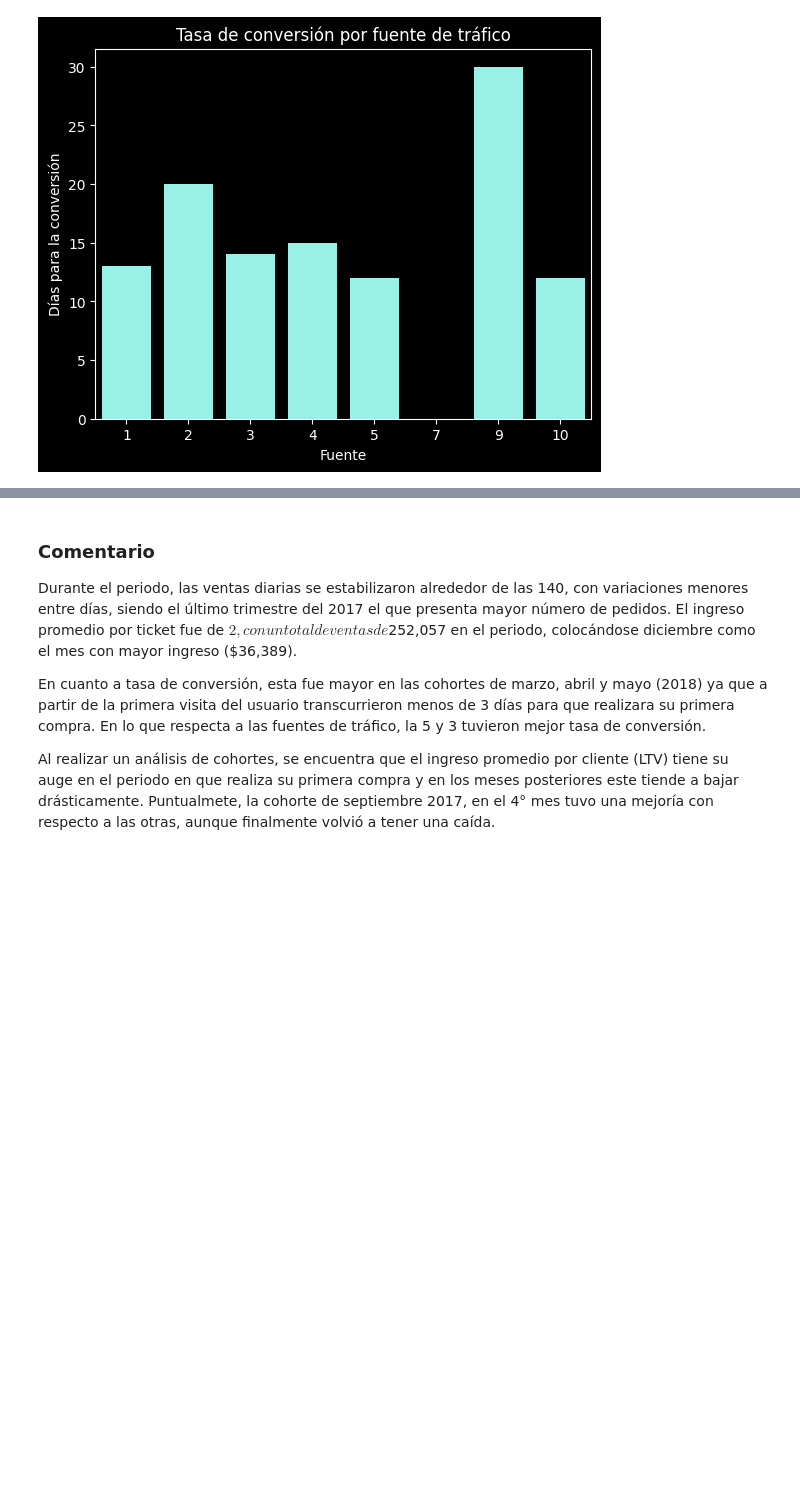
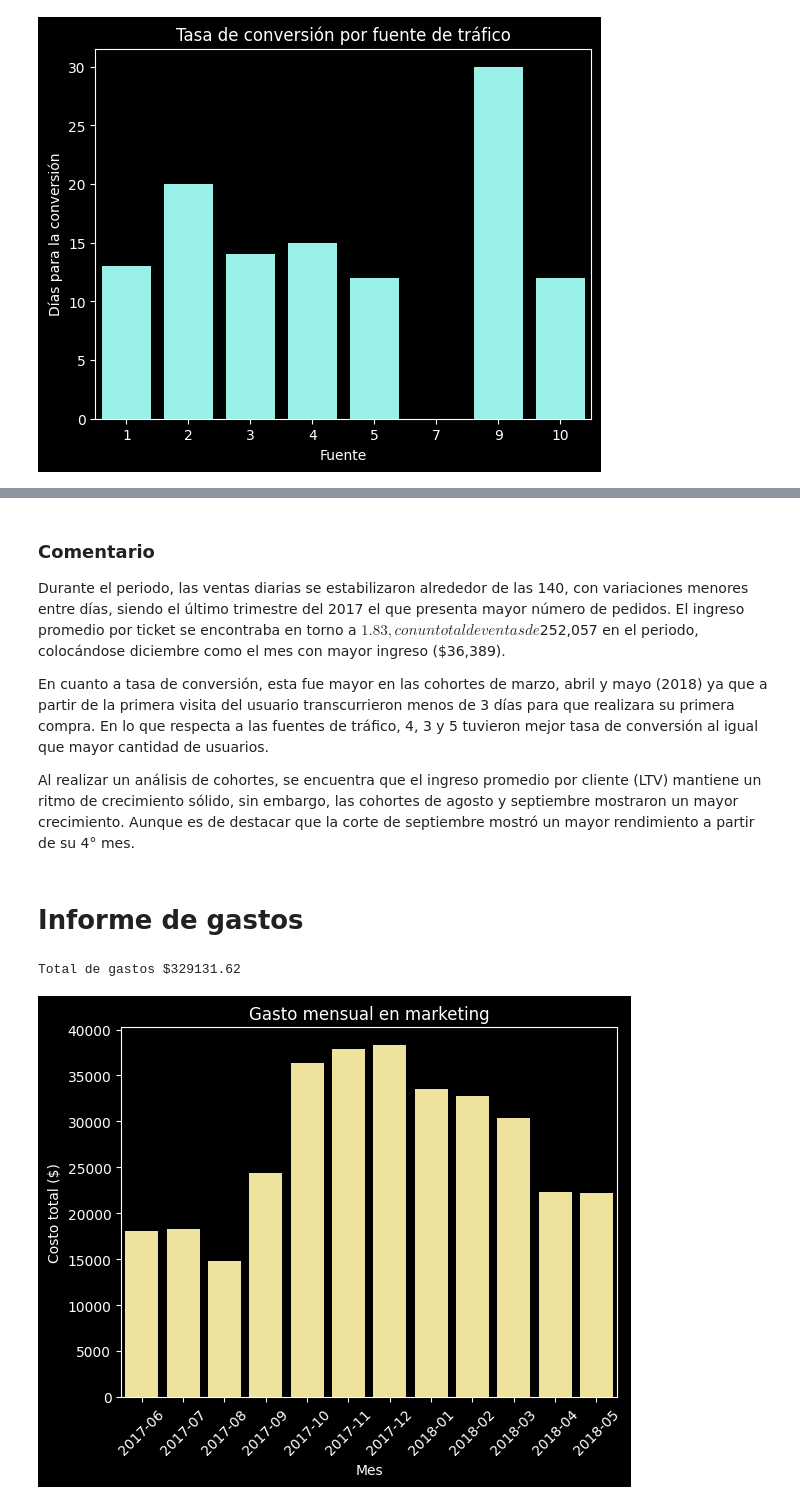
Before and after one commit to XivxnX/analisis_showz, a Jupyter notebook: analisis_showz.ipynb, the cells around one changed output, grey strips where cells are left out. Saved outputs shown, nothing was run; the diff lists cells and outputs as text; code cells hidden in the pictures; blank space fills up the shorter version.

```diff
--- a/analisis_showz.ipynb
+++ b/analisis_showz.ipynb
@@ -626,7 +632,38 @@ plt.show()
 # %% [markdown]
 ### Comentario
-Durante el periodo, las ventas diarias se estabilizaron alrededor de las 140, con variaciones menores entre días, siendo el último trimestre del 2017 el que presenta mayor número de pedidos. El ingreso promedio por ticket fue de $2, con un total de ventas de $252,057 en el periodo, colocándose diciembre como el mes con mayor ingreso ($36,389).
+Durante el periodo, las ventas diarias se estabilizaron alrededor de las 140, con variaciones menores entre días, siendo el último trimestre del 2017 el que presenta mayor número de pedidos. El ingreso promedio por ticket se encontraba en torno a $1.83, con un total de ventas de $252,057 en el periodo, colocándose diciembre como el mes con mayor ingreso ($36,389).
 
-En cuanto a tasa de conversión, esta fue mayor en las cohortes de marzo, abril y mayo (2018) ya que a partir de la primera visita del usuario transcurrieron menos de 3 días para que realizara su primera compra. En lo que respecta a las fuentes de tráfico, la 5 y 3 tuvieron mejor tasa de conversión.
+En cuanto a tasa de conversión, esta fue mayor en las cohortes de marzo, abril y mayo (2018) ya que a partir de la primera visita del usuario transcurrieron menos de 3 días para que realizara su primera compra. En lo que respecta a las fuentes de tráfico, 4, 3 y 5 tuvieron mejor tasa de conversión al igual que mayor cantidad de usuarios.
 
-Al realizar un análisis de cohortes, se encuentra que el ingreso promedio por cliente (LTV) tiene su auge en el periodo en que realiza su primera compra y en los meses posteriores este tiende a bajar drásticamente. Puntualmete, la cohorte de septiembre 2017, en el 4° mes tuvo una mejoría con respecto a las otras, aunque finalmente volvió a tener una caída.
+Al realizar un análisis de cohortes, se encuentra que el ingreso promedio por cliente (LTV) mantiene un ritmo de crecimiento sólido, sin embargo, las cohortes de agosto y septiembre mostraron un mayor crecimiento. Aunque es de destacar que la corte de septiembre mostró un mayor rendimiento a partir de su 4° mes.
+# %% [markdown]
+# Informe de gastos
+# %%
+# obtener periodo (mes)
+costs['month'] = costs['dt'].dt.to_period('M')
+# %%
+# total de gastos en marketing
+total_cost = costs['costs'].sum()
+
+print(f'Total de gastos ${total_cost}')
+# %% [output]
+Total de gastos $329131.62
+# %%
+# gasto mensual en marketing
+cost_per_month = (
+    costs.groupby('month')
+    .agg({'costs':'sum'})
+)
+
+# gráfico de barras: gasto mensual en marketing
+sns.barplot(cost_per_month,
+            x='month',
+            y='costs',
+            color='#FAED8F')
+plt.title('Gasto mensual en marketing')
+plt.xlabel('Mes')
+plt.ylabel('Costo total ($)')
+plt.xticks(rotation=45)
+plt.show()
+# %% [output]
+[figure, added]
```
Also changed, not shown: parts of 17 cells of this notebook.
